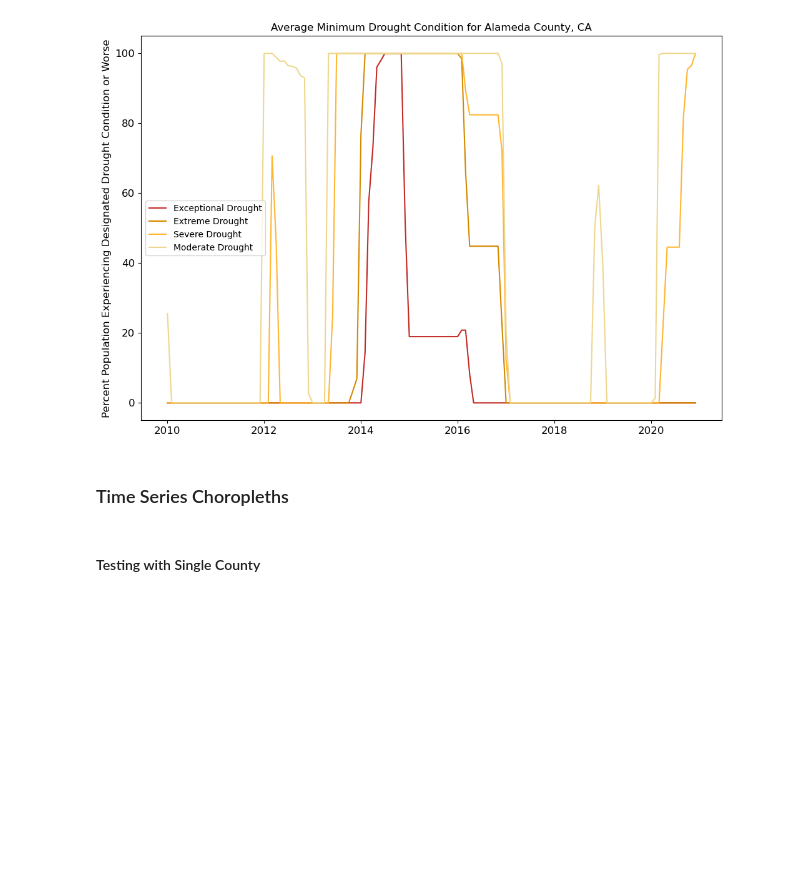
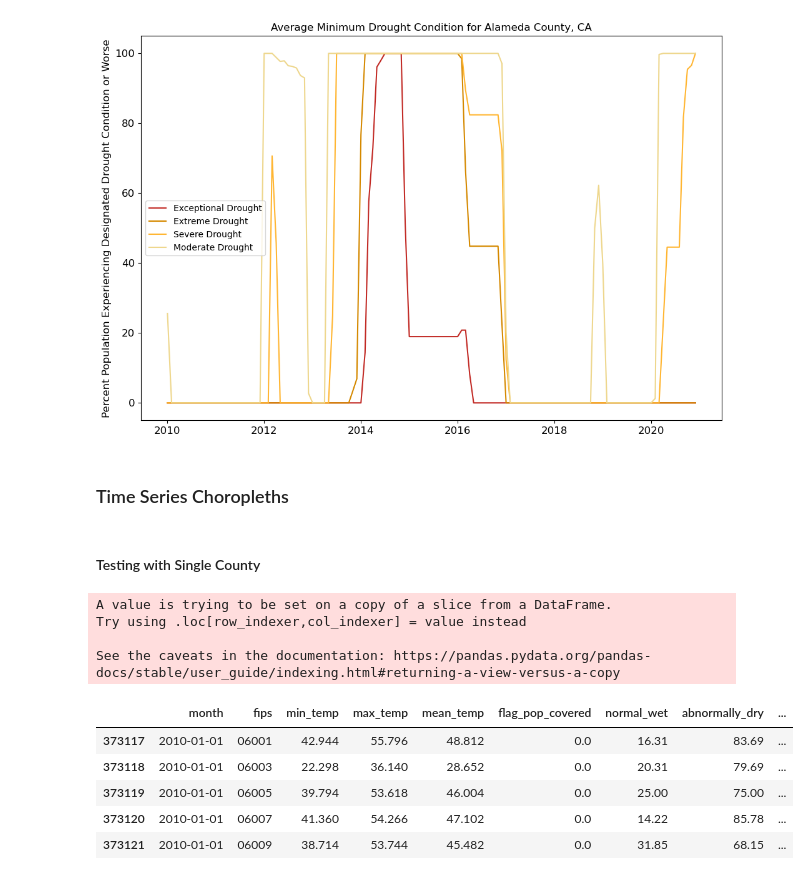
Before and after one commit to farahmalik11/project-5, a Jupyter notebook: time_series.ipynb, the cells around one changed output. Saved outputs shown, nothing was run; the diff lists cells and outputs as text; code cells hidden in the pictures; blank space fills up the shorter version.

```diff
--- a/time_series.ipynb
+++ b/time_series.ipynb
@@ -261,54 +256,12 @@ plot_drought_choropleth(county_fips, min_year)
 # %%
-def plot_drought_choropleth(county_fips, min_year):
-    county = county_dict.get(county_fips)[1]
-    state = county_dict.get(county_fips)[0]
-    county_lat = county_dict.get(county_fips)[3]
-    county_lon = county_dict.get(county_fips)[2]
-
-    # Filter down for State of Selected County
-    view_mon = mon[(mon['month'].dt.year == min_year) & (mon['fips'].str[:2] == county_fips[:2])]
-    view_mon['month'] = view_mon['month'].astype(str)
-
-    #Plot Choropleths
-    # cite: https://medium.com/p/2ff04921c60b
-    px.choropleth(data_frame = view_mon,
-             lat=None,
-             lon=None,
-             locations='fips',
-             geojson=counties,
-             animation_frame='month',
-             color='exceptional_drought',labels = 'Exceptional Drought',
-             color_continuous_scale='Reds',
-             range_color=[0,100],
-             scope = 'usa', center = {'lat' : county_lat, 'lon' : county_lon},
-             title = f'Percent Population Experiencing Exceptional Drought: {state}',
-             height=600)
-
-    #Extreme Drought or worse
-    view_mon['extreme_plus'] = view_mon[['exceptional_drought','extreme_drought']].max(axis = 1)
-    px.choropleth(data_frame = view_mon,
-             lat=None,
-             lon=None,
-             locations='fips',
-             geojson=counties,
-             animation_frame='month',
-             color='extreme_plus',labels = 'Extreme Drought',
-             color_continuous_scale='Oranges',
-             range_color=[0,100],
-             scope = 'usa', center = {'lat' : county_lat, 'lon' : county_lon},
-             title = f'Percent Population Experiencing Extreme Drought: {state}',
-             height=600)
-
-    view_mon['severe_plus'] = view_mon[['exceptional_drought','extreme_drought','severe_drought']].max(axis = 1)
-    px.choropleth(data_frame = view_mon,
-             lat=None,
-             lon=None,
-             locations='fips',
-             geojson=counties,
-             animation_frame='month',
-             color='severe_plus',labels = 'Severe Drought',
-             color_continuous_scale='Oranges',
-             range_color=[0,100],
-             scope = 'usa', center = {'lat' : county_lat, 'lon' : county_lon},
-             title = f'Percent Population Experiencing Severe Drought: {state}',
-             height=600)
+# %% [output]
+A value is trying to be set on a copy of a slice from a DataFrame.
+Try using .loc[row_indexer,col_indexer] = value instead
+
+See the caveats in the documentation: https://pandas.pydata.org/pandas-docs/stable/user_guide/indexing.html#returning-a-view-versus-a-copy
+|  | month | fips | min_temp | max_temp | mean_temp | flag_pop_covered | normal_wet | abnormally_dry | ... |
+| 373117 | 2010-01-01 | 06001 | 42.944 | 55.796 | 48.812 | 0.0 | 16.31 | 83.69 | ... |
+| 373118 | 2010-01-01 | 06003 | 22.298 | 36.140 | 28.652 | 0.0 | 20.31 | 79.69 | ... |
+| 373119 | 2010-01-01 | 06005 | 39.794 | 53.618 | 46.004 | 0.0 | 25.00 | 75.00 | ... |
+| 373120 | 2010-01-01 | 06007 | 41.360 | 54.266 | 47.102 | 0.0 | 14.22 | 85.78 | ... |
+| 373121 | 2010-01-01 | 06009 | 38.714 | 53.744 | 45.482 | 0.0 | 31.85 | 68.15 | ... |
```
Also changed, not shown: parts of 2 cells of this notebook.
